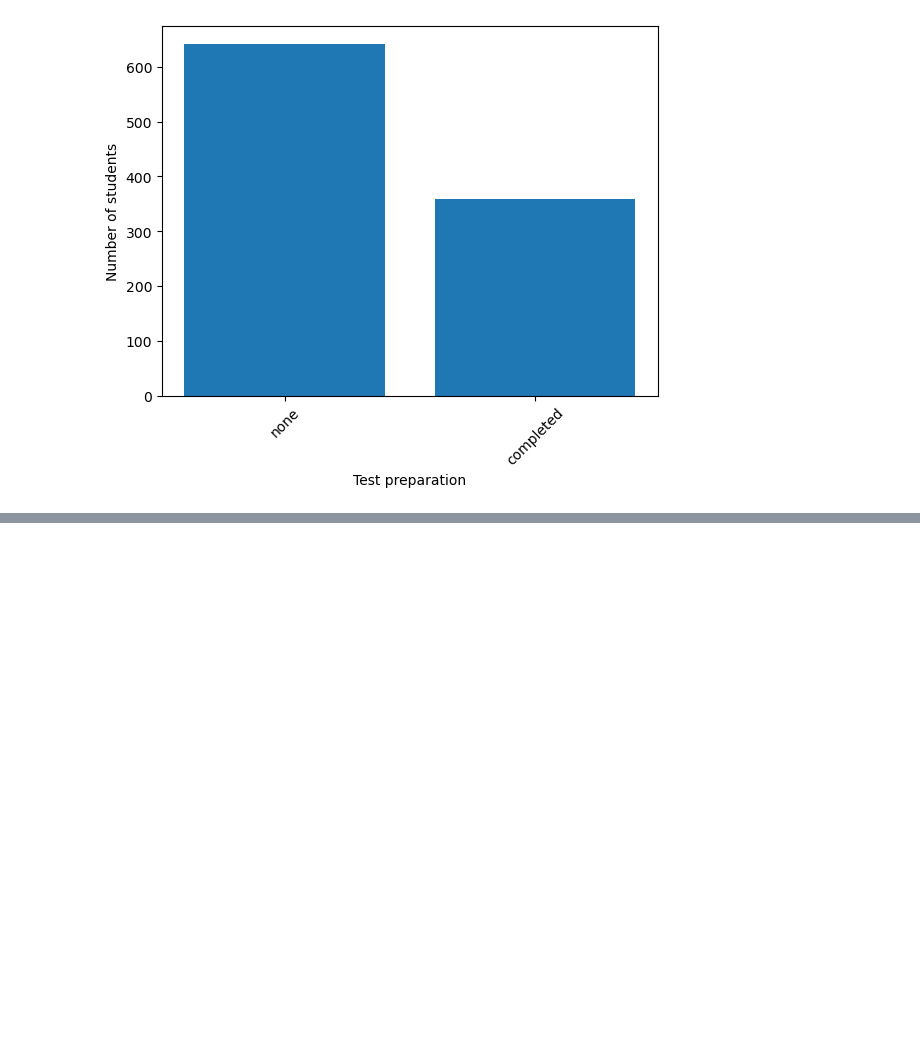
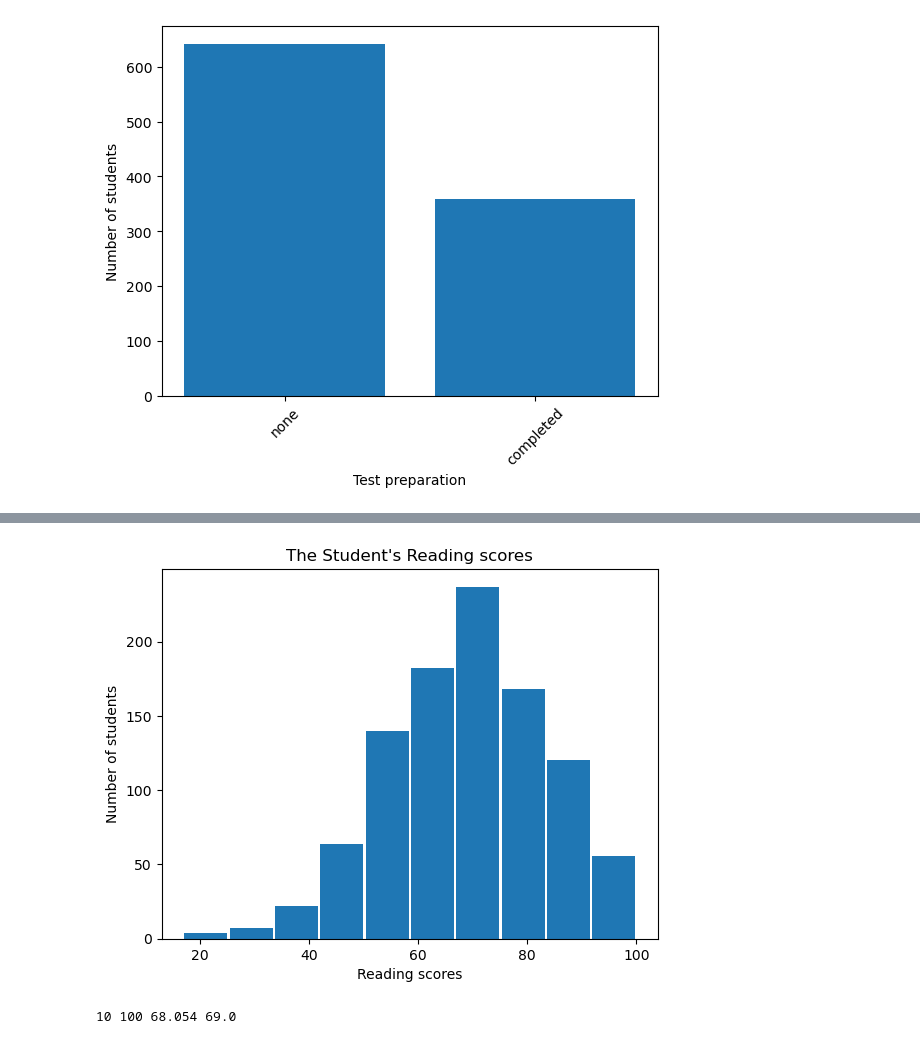
Before and after one commit to Andies-collab/student-performance, a Jupyter notebook: notebooks/EDA.ipynb, the cells around one changed output, grey strips where cells are left out. Cells and saved outputs as stored; diff of their text form; code cells hidden in the pictures; blank space fills up the shorter version.

```diff
--- a/notebooks/EDA.ipynb
+++ b/notebooks/EDA.ipynb
@@ -150,0 +182,17 @@ plt.show()
+# %%
+plt.title("The Student's Reading scores")
+plt.xlabel('Reading scores')
+plt.ylabel('Number of students')
+plt.hist(df['reading score'], bins=10,rwidth=0.95)
+plt.show()
+# %% [output]
+[figure, added]
+# %%
+writing_min=df['writing score'].min()
+writing_max=df['writing score'].max()
+writing_mean=df['writing score'].mean()
+writing_median=df['writing score'].median()
+
+print(writing_min,writing_max,writing_mean,writing_median)
+# %% [output]
+10 100 68.054 69.0
```
Also changed, not shown: parts of 10 cells of this notebook.
